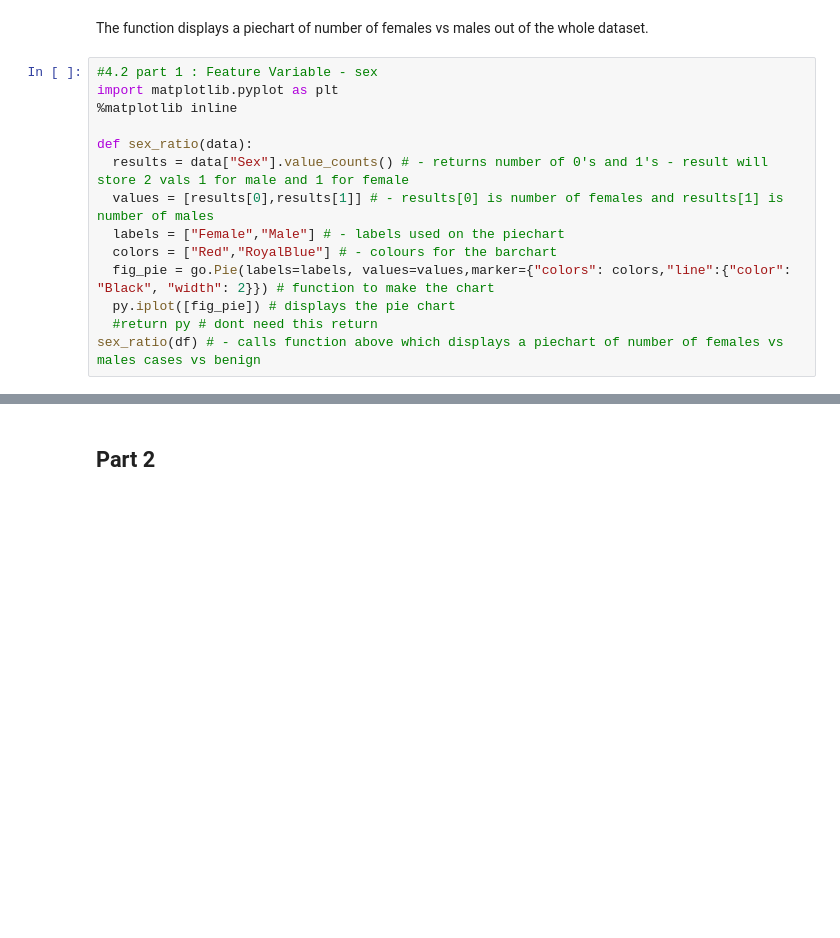
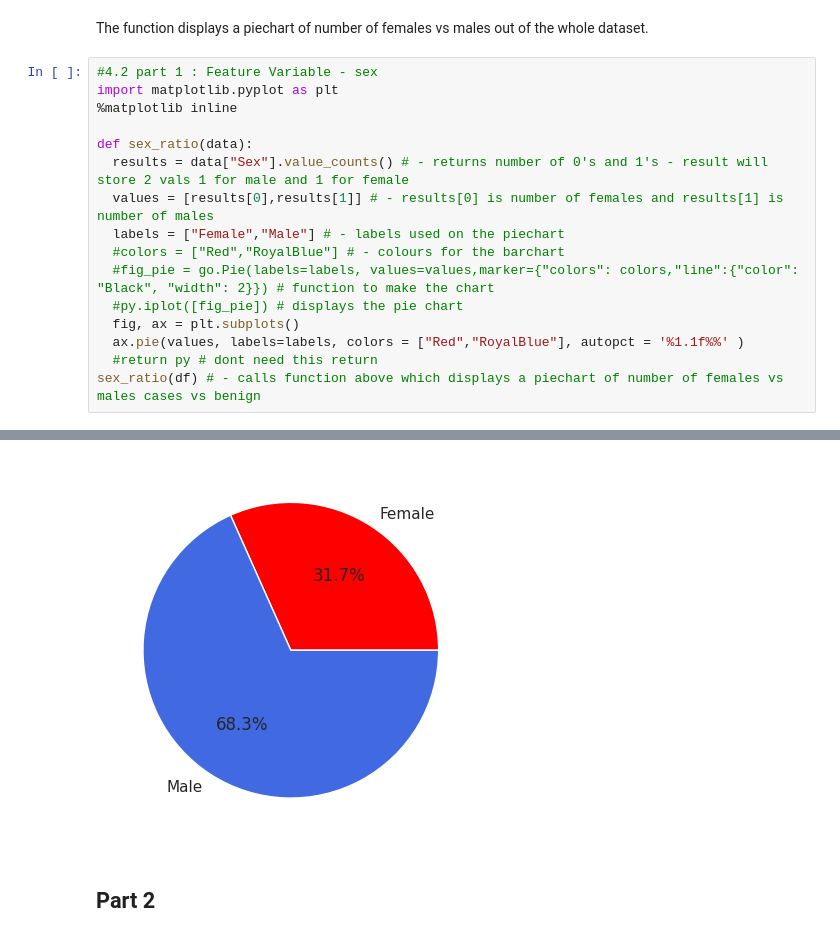
Before and after one commit to DanilaK10/Heart-Disease-Prediction-dataset, a Jupyter notebook: Lab4_Code_&_Data_Description_Completed(Combined).ipynb, the cells around one changed output, grey strips where cells are left out. Drawn from its saved outputs; the diff is of its cells as text; blank space fills up the shorter version.

```diff
--- a/Lab4_Code_&_Data_Description_Completed(Combined).ipynb
+++ b/Lab4_Code_&_Data_Description_Completed(Combined).ipynb
@@ -109,9 +114,11 @@ def sex_ratio(data):
   results = data["Sex"].value_counts() # - returns number of 0's and 1's - result will store 2 vals 1 for male and 1 for female
   values = [results[0],results[1]] # - results[0] is number of females and results[1] is number of males
   labels = ["Female","Male"] # - labels used on the piechart
-  colors = ["Red","RoyalBlue"] # - colours for the barchart
-  fig_pie = go.Pie(labels=labels, values=values,marker={"colors": colors,"line":{"color": "Black", "width": 2}}) # function to make the chart
-  py.iplot([fig_pie]) # displays the pie chart
+  #colors = ["Red","RoyalBlue"] # - colours for the barchart
+  #fig_pie = go.Pie(labels=labels, values=values,marker={"colors": colors,"line":{"color": "Black", "width": 2}}) # function to make the chart
+  #py.iplot([fig_pie]) # displays the pie chart
+  fig, ax = plt.subplots()
+  ax.pie(values, labels=labels, colors = ["Red","RoyalBlue"], autopct = '%1.1f%%' )
   #return py # dont need this return
 sex_ratio(df) # - calls function above which displays a piechart of number of females vs males cases vs benign
 # %% [output]
@@ -119,3 +125,4 @@ sex_ratio(df) # - calls function above which displays a piechart of number of fe
+[figure, added]
 # %% [markdown]
 ## Part 2
 # %% [markdown]
```
Also changed, not shown: parts of 2 cells of this notebook.
